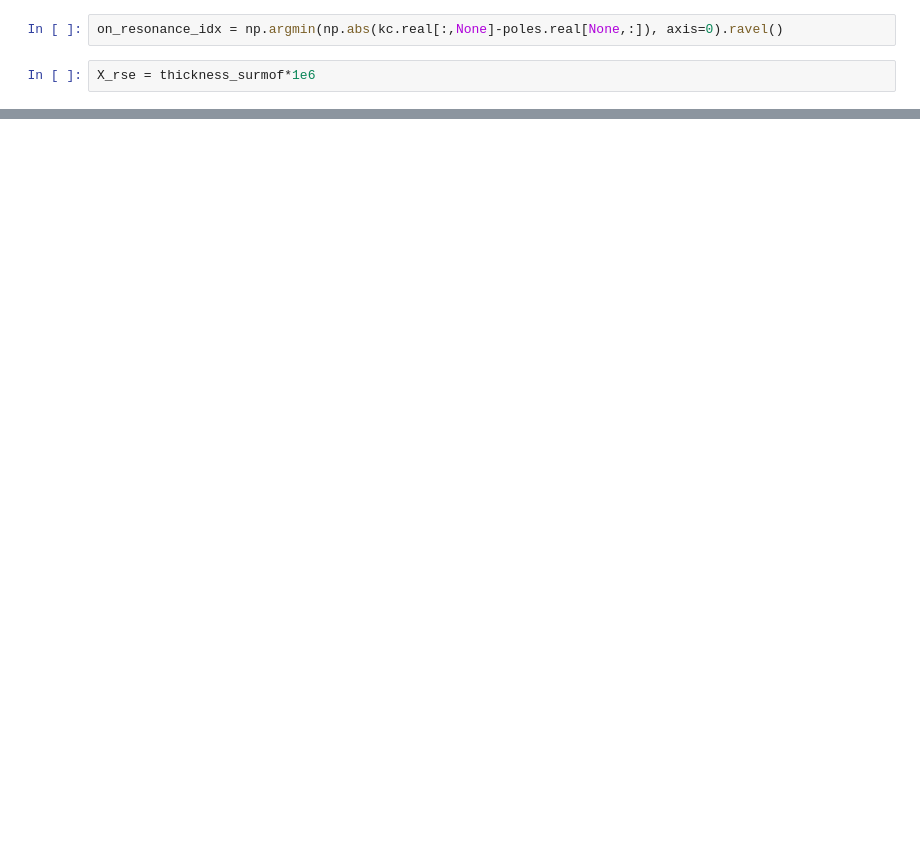
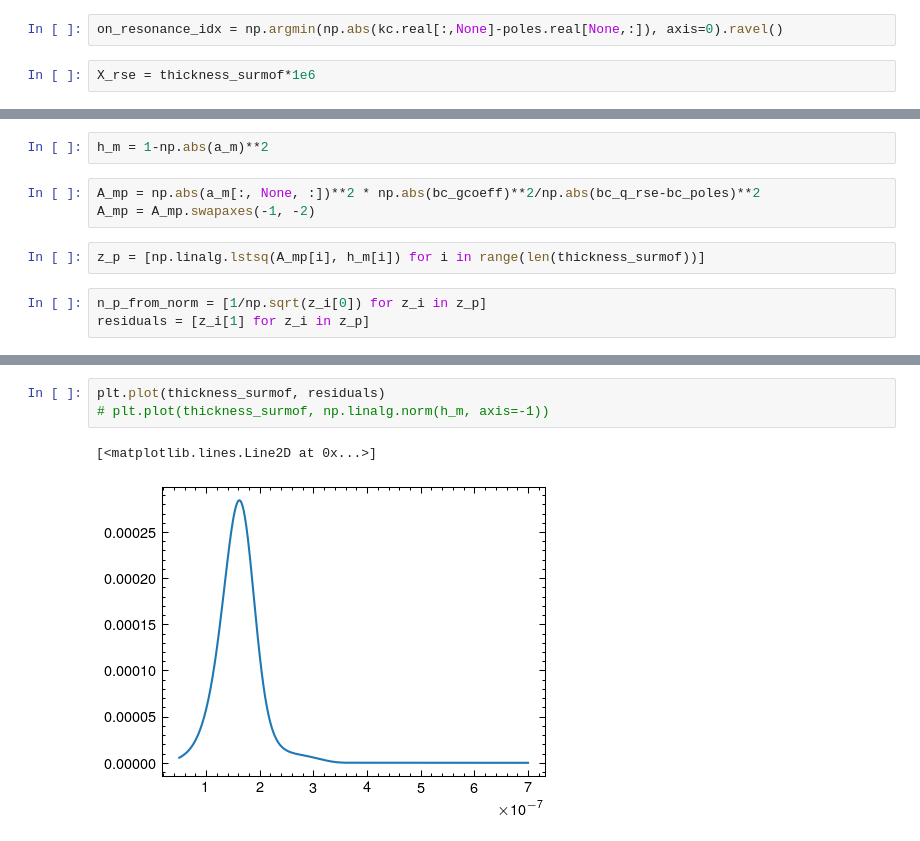
Before and after one commit to jan-david-fischbach/agsurmof, a Jupyter notebook: qnmsc/plot_figure_6.ipynb, the cells around one changed output, grey strips where cells are left out. Saved outputs shown, nothing was run; the diff lists cells and outputs as text; blank space fills up the shorter version.

```diff
--- a/qnmsc/plot_figure_6.ipynb
+++ b/qnmsc/plot_figure_6.ipynb
@@ -258,0 +197,10 @@ QNMs at rabi: [1.457-0.056j 1.799-0.014j 1.847-0.014j 2.098-0.092j]
+# %%
+h_m = 1-np.abs(a_m)**2
+# %%
+A_mp = np.abs(a_m[:, None, :])**2 * np.abs(bc_gcoeff)**2/np.abs(bc_q_rse-bc_poles)**2
+A_mp = A_mp.swapaxes(-1, -2)
+# %%
+z_p = [np.linalg.lstsq(A_mp[i], h_m[i]) for i in range(len(thickness_surmof))]
+# %%
+n_p_from_norm = [1/np.sqrt(z_i[0]) for z_i in z_p]
+residuals = [z_i[1] for z_i in z_p]
@@ -258,0 +230,6 @@ QNMs at rabi: [1.457-0.056j 1.799-0.014j 1.847-0.014j 2.098-0.092j]
+# %%
+plt.plot(thickness_surmof, residuals)
+# plt.plot(thickness_surmof, np.linalg.norm(h_m, axis=-1))
+# %% [output]
+[<matplotlib.lines.Line2D at 0x...>]
+[figure, added]
```
Also changed, not shown: parts of 20 cells of this notebook, 5 other files.
